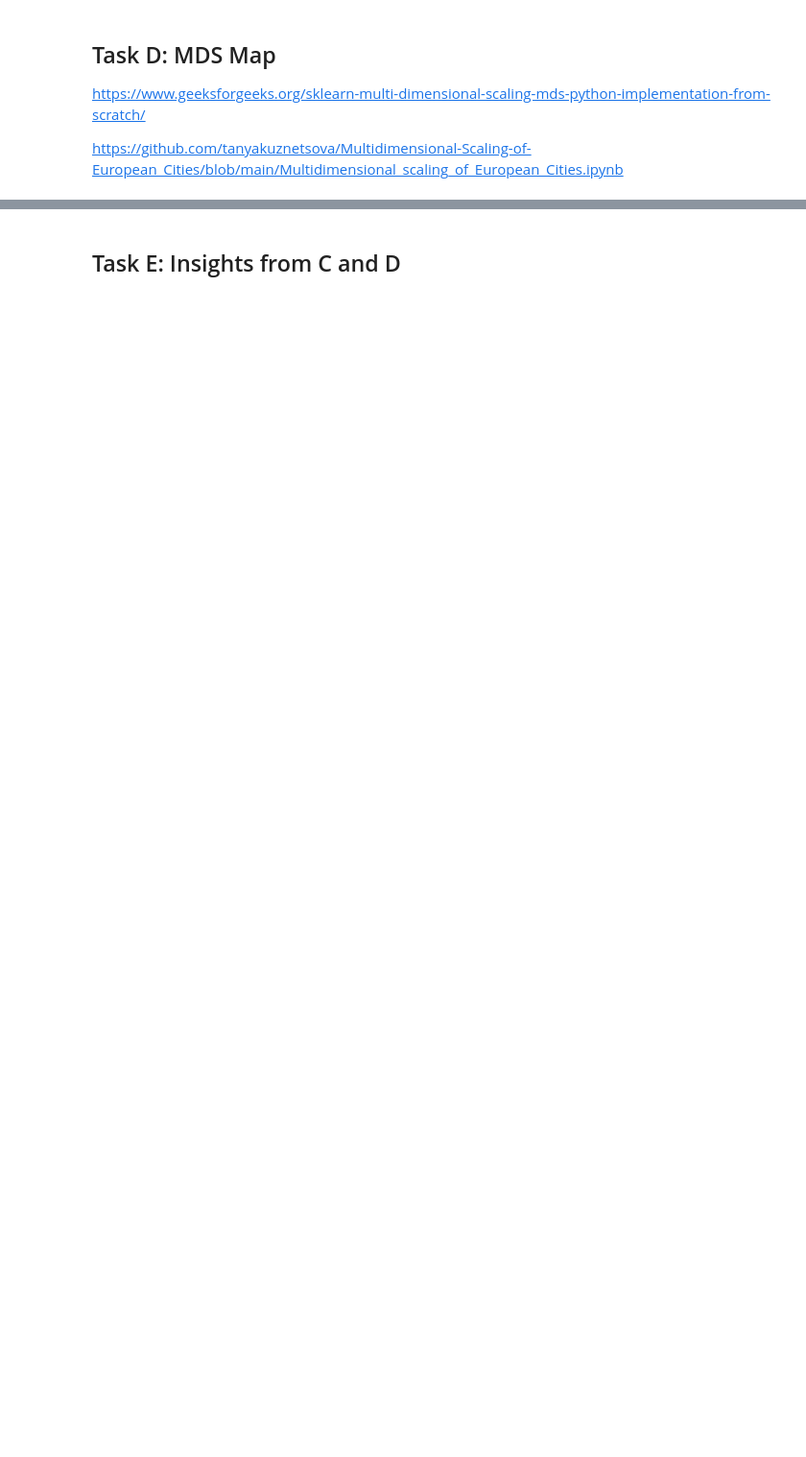
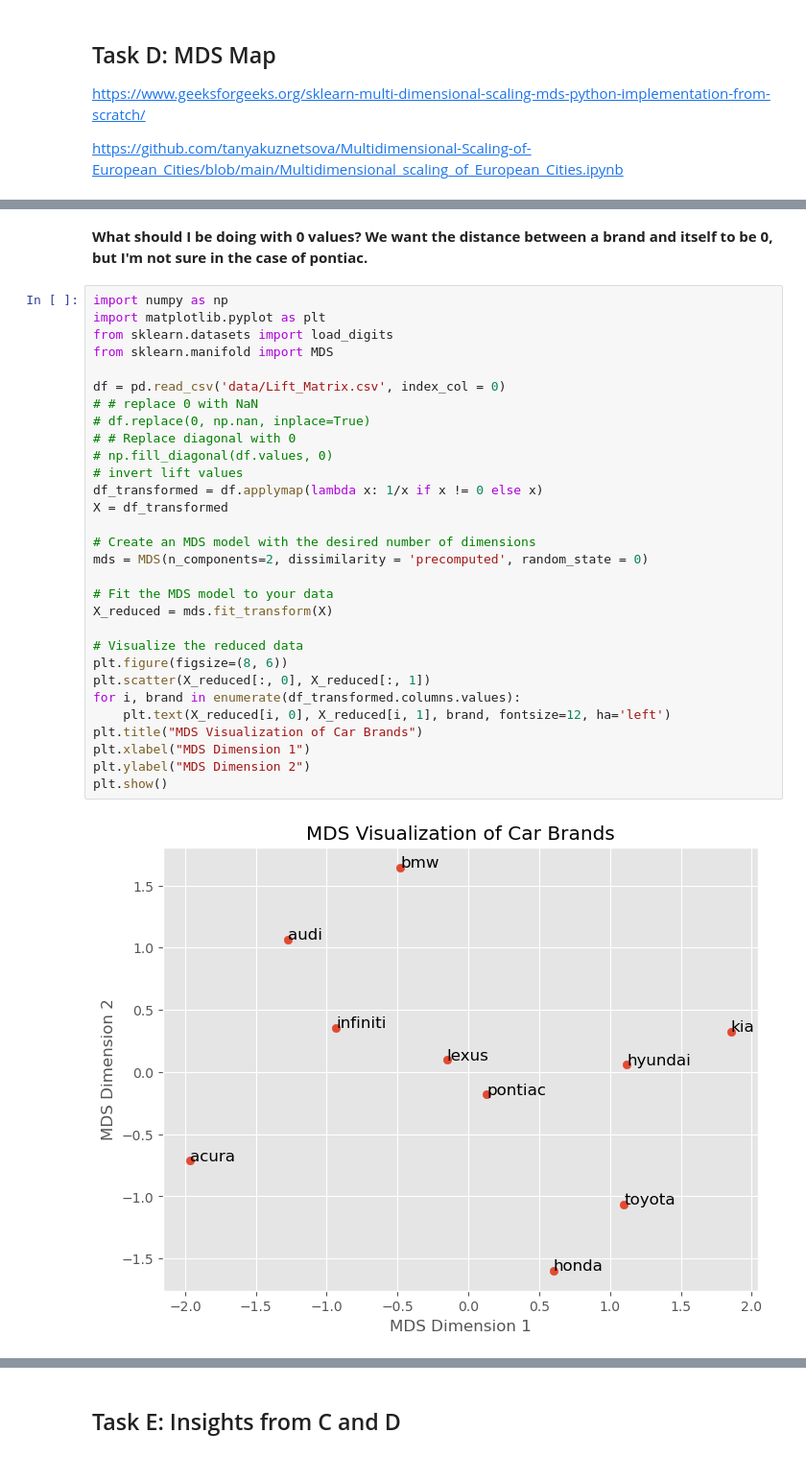
Before and after one commit to milan-vaghani/Mid-sized-Luxury-Car-Comparison, a Jupyter notebook: assignment1.ipynb, the cells around one changed output, grey strips where cells are left out. Shown: that part at 96% size. Drawn from its saved outputs; the diff is of its cells as text; blank space fills up the shorter version.

```diff
--- a/assignment1.ipynb
+++ b/assignment1.ipynb
@@ -513,0 +765,34 @@ https://github.com/tanyakuznetsova/Multidimensional-Scaling-of-European_Cities/b
+# %% [markdown]
+**What should I be doing with 0 values? We want the distance between a brand and itself to be 0, but I'm not sure in the case of pontiac.**
+# %%
+import numpy as np
+import matplotlib.pyplot as plt
+from sklearn.datasets import load_digits
+from sklearn.manifold import MDS
+
+df = pd.read_csv('data/Lift_Matrix.csv', index_col = 0)
+# # replace 0 with NaN
+# df.replace(0, np.nan, inplace=True)
+# # Replace diagonal with 0
+# np.fill_diagonal(df.values, 0)
+# invert lift values
+df_transformed = df.applymap(lambda x: 1/x if x != 0 else x)
+X = df_transformed
+
+# Create an MDS model with the desired number of dimensions
+mds = MDS(n_components=2, dissimilarity = 'precomputed', random_state = 0)
+
+# Fit the MDS model to your data
+X_reduced = mds.fit_transform(X)
+
+# Visualize the reduced data
+plt.figure(figsize=(8, 6))
+plt.scatter(X_reduced[:, 0], X_reduced[:, 1])
+for i, brand in enumerate(df_transformed.columns.values):
+    plt.text(X_reduced[i, 0], X_reduced[i, 1], brand, fontsize=12, ha='left')
+plt.title("MDS Visualization of Car Brands")
+plt.xlabel("MDS Dimension 1")
+plt.ylabel("MDS Dimension 2")
+plt.show()
+# %% [output]
+[figure, added]
```
Also changed, not shown: parts of 30 cells of this notebook, 6 other files.
